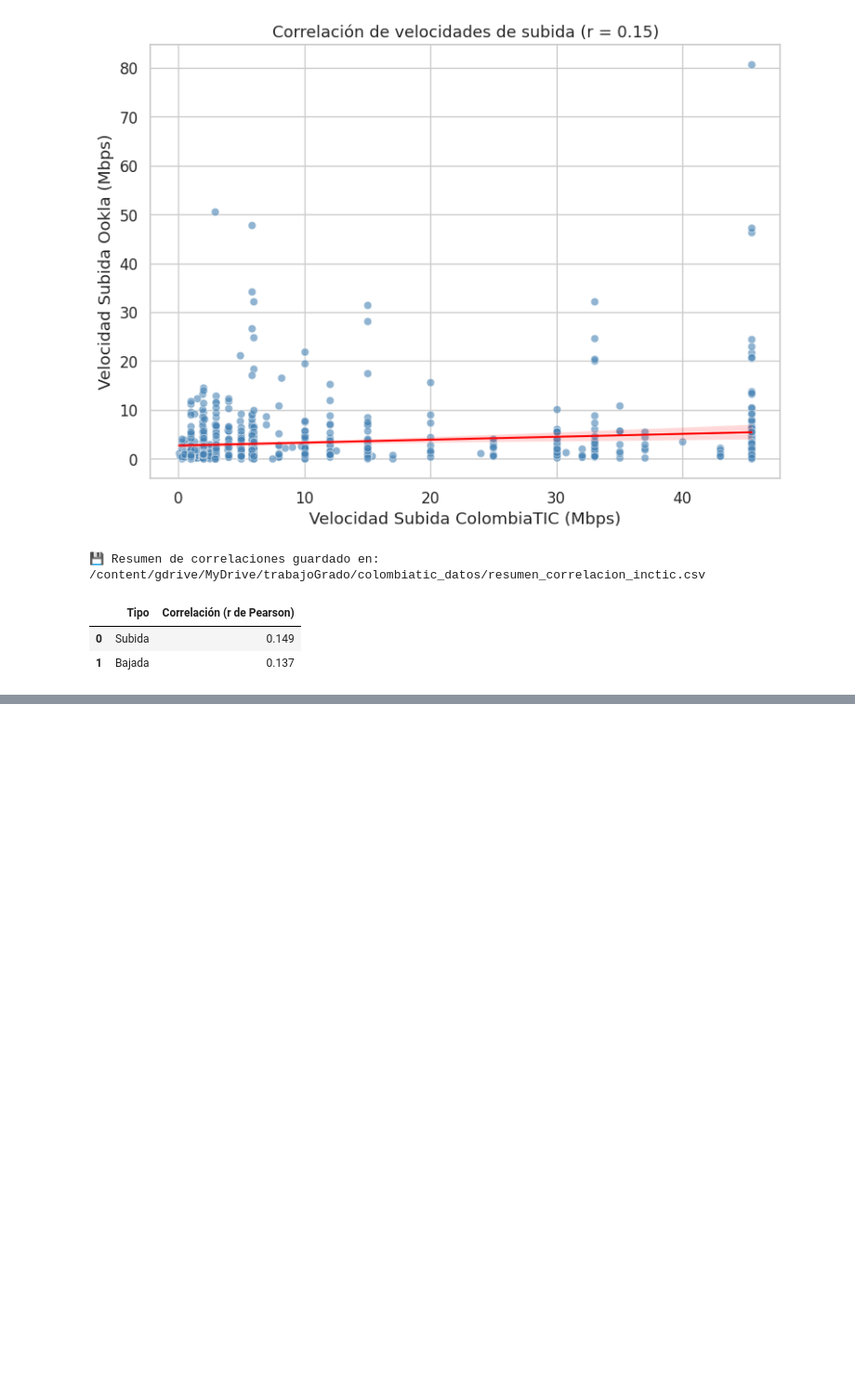
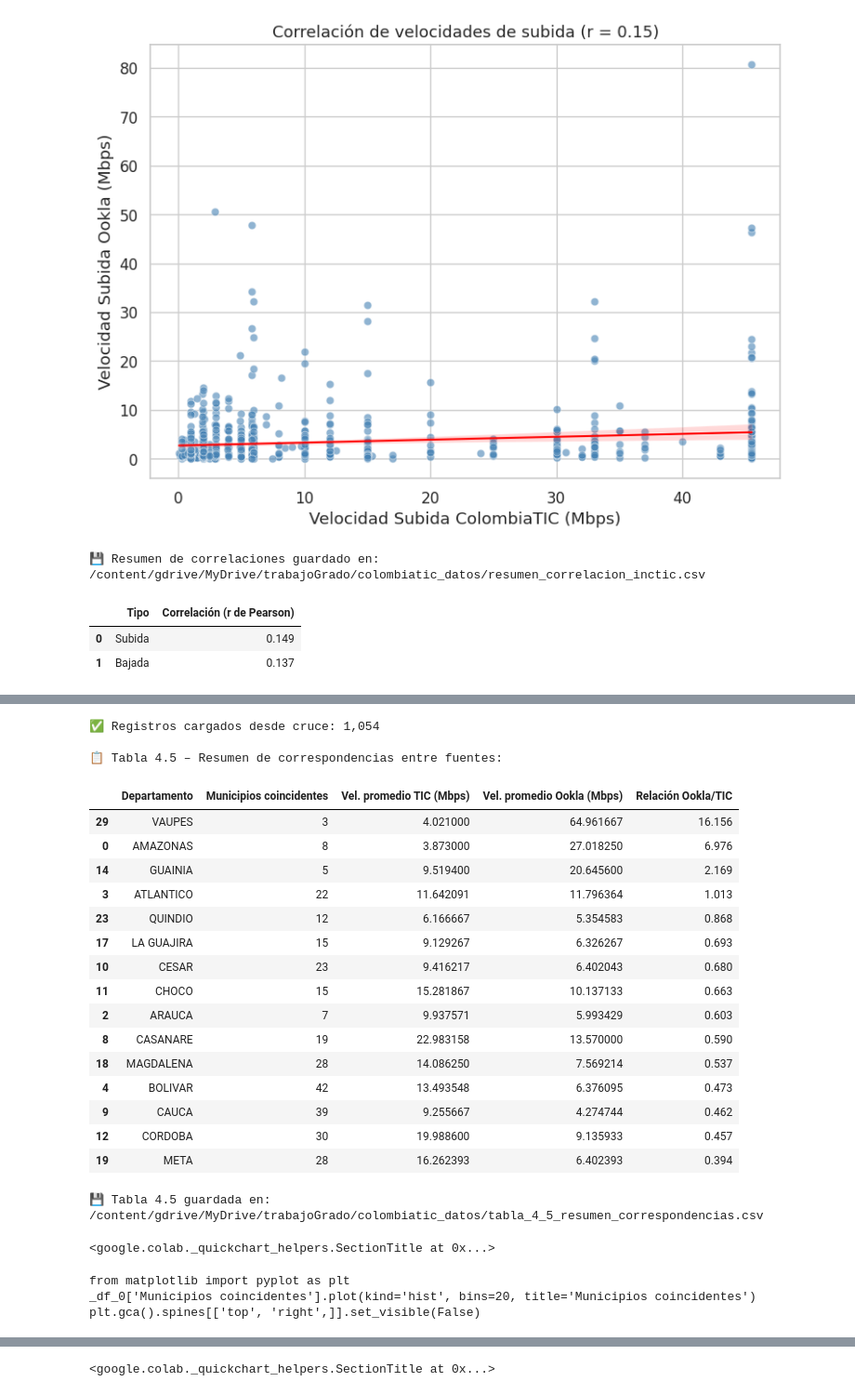
Before and after one commit to josvaldes/trabajoGradoMCD, a Jupyter notebook: 03_cruce_ookla_colombiatic.ipynb, the cells around one changed output, grey strips where cells are left out. Shown at 93% size. Saved outputs shown, nothing was run; the diff lists cells and outputs as text; code cells hidden in the pictures; blank space fills up the shorter version.

Commit message:
Versión final funcional del notebook 3 – validada en v1.0.0 (entrega al tutor)

```diff
--- a/03_cruce_ookla_colombiatic.ipynb
+++ b/03_cruce_ookla_colombiatic.ipynb
@@ -647,0 +650,79 @@ display(resumen_corr)
+# %%
+# ================================================================
+# 📊 TABLA 4.5 – Resumen de correspondencias entre fuentes
+# ================================================================
+import pandas as pd
+import os
+
+# Ruta del archivo intermedio (ajústala si está en otra carpeta)
+ruta_cruce = "/content/gdrive/MyDrive/trabajoGrado/colombiatic_datos/cruce_tic_ookla_temp.csv"
+
+# --- Verificar existencia del archivo ---
+if not os.path.exists(ruta_cruce):
+    raise FileNotFoundError(f"No se encontró el archivo de cruce: {ruta_cruce}")
+
+# --- Cargar datos del cruce ---
+df_cruce = pd.read_csv(ruta_cruce)
+
+print(f"✅ Registros cargados desde cruce: {len(df_cruce):,}")
+
+# --- Calcular resumen por departamento ---
+tabla_45 = (
+    df_cruce.groupby("DEPARTAMENTO_N")
+    .agg(
+        municipios_coincidentes=("MUNICIPIO_N", "nunique"),
+        promedio_vel_tic=("vel_bajada_tic", "mean"),
+        promedio_vel_ookla=("vel_bajada_ookla", "mean"),
+    )
+    .reset_index()
+)
+
+# --- Calcular indicadores de coherencia ---
+tabla_45["razon_promedios"] = (
+    tabla_45["promedio_vel_ookla"] / tabla_45["promedio_vel_tic"]
+).round(3)
+tabla_45 = tabla_45.sort_values("razon_promedios", ascending=False)
+
+# --- Renombrar columnas para presentación ---
+tabla_45.columns = [
+    "Departamento",
+    "Municipios coincidentes",
+    "Vel. promedio TIC (Mbps)",
+    "Vel. promedio Ookla (Mbps)",
+    "Relación Ookla/TIC",
+]
+
+# --- Mostrar tabla resumen ---
+print("\n📋 Tabla 4.5 – Resumen de correspondencias entre fuentes:")
+display(tabla_45.head(15))
+
+# --- Guardar tabla como CSV ---
+ruta_salida = "/content/gdrive/MyDrive/trabajoGrado/colombiatic_datos/tabla_4_5_resumen_correspondencias.csv"
+tabla_45.to_csv(ruta_salida, index=False, encoding="utf-8-sig")
+
+print(f"\n💾 Tabla 4.5 guardada en: {ruta_salida}")
+# %% [output]
+✅ Registros cargados desde cruce: 1,054
+
+📋 Tabla 4.5 – Resumen de correspondencias entre fuentes:
+|  | Departamento | Municipios coincidentes | Vel. promedio TIC (Mbps) | Vel. promedio Ookla (Mbps) | Relación Ookla/TIC |
+| 29 | VAUPES | 3 | 4.021000 | 64.961667 | 16.156 |
+| 0 | AMAZONAS | 8 | 3.873000 | 27.018250 | 6.976 |
+| 14 | GUAINIA | 5 | 9.519400 | 20.645600 | 2.169 |
+| 3 | ATLANTICO | 22 | 11.642091 | 11.796364 | 1.013 |
+| 23 | QUINDIO | 12 | 6.166667 | 5.354583 | 0.868 |
+| 17 | LA GUAJIRA | 15 | 9.129267 | 6.326267 | 0.693 |
+| 10 | CESAR | 23 | 9.416217 | 6.402043 | 0.680 |
+| 11 | CHOCO | 15 | 15.281867 | 10.137133 | 0.663 |
+| 2 | ARAUCA | 7 | 9.937571 | 5.993429 | 0.603 |
+| 8 | CASANARE | 19 | 22.983158 | 13.570000 | 0.590 |
+| 18 | MAGDALENA | 28 | 14.086250 | 7.569214 | 0.537 |
+| 4 | BOLIVAR | 42 | 13.493548 | 6.376095 | 0.473 |
+| 9 | CAUCA | 39 | 9.255667 | 4.274744 | 0.462 |
+| 12 | CORDOBA | 30 | 19.988600 | 9.135933 | 0.457 |
+| 19 | META | 28 | 16.262393 | 6.402393 | 0.394 |
+💾 Tabla 4.5 guardada en: /content/gdrive/MyDrive/trabajoGrado/colombiatic_datos/tabla_4_5_resumen_correspondencias.csv
+<google.colab._quickchart_helpers.SectionTitle at 0x...>
+from matplotlib import pyplot as plt
+_df_0['Municipios coincidentes'].plot(kind='hist', bins=20, title='Municipios coincidentes')
+plt.gca().spines[['top', 'right',]].set_visible(False)
@@ -647,0 +738 @@ display(resumen_corr)
+<google.colab._quickchart_helpers.SectionTitle at 0x...>
```
Also changed, not shown: parts of 3 cells of this notebook.
